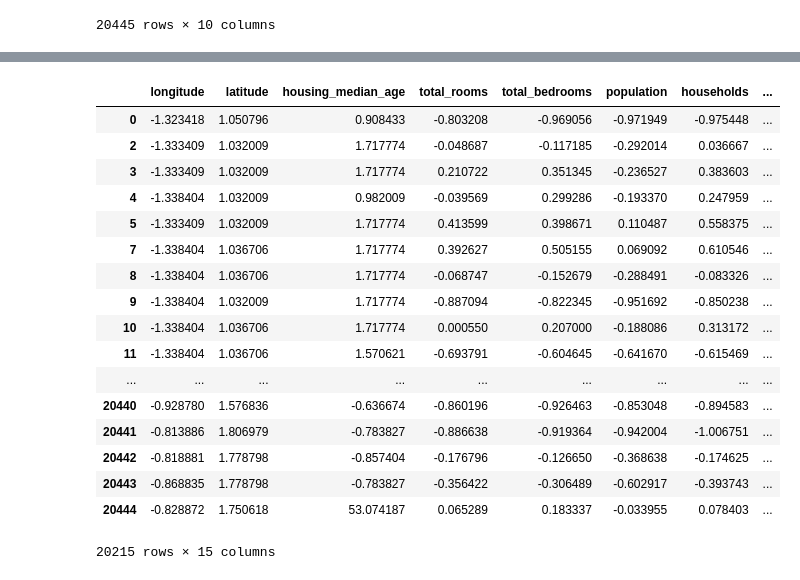
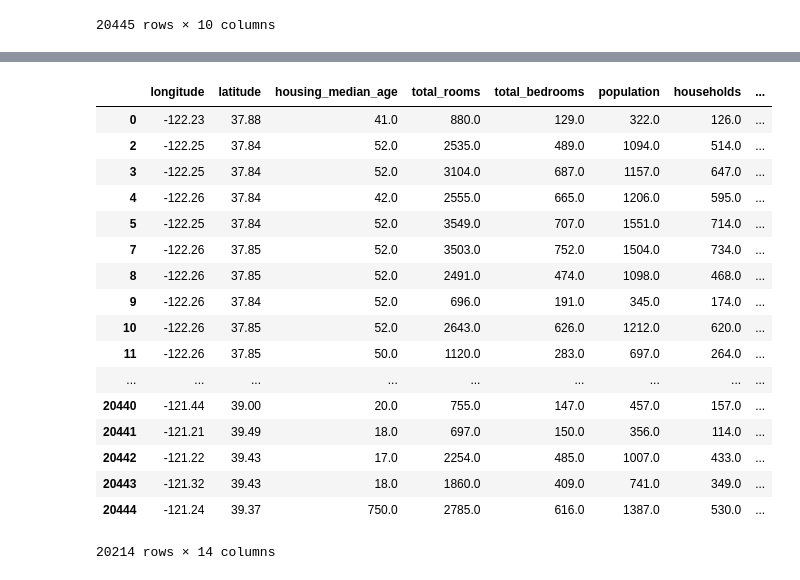
Before and after one commit to Levon27/Intelig-ncia-Artificial, a Jupyter notebook: ia_tiago_california.ipynb, the cells around one changed output, grey strips where cells are left out. Drawn from its saved outputs; the diff is of its cells as text; code cells hidden in the pictures.

```diff
--- a/ia_tiago_california.ipynb
+++ b/ia_tiago_california.ipynb
@@ -43,3 +45,11 @@ df
 | 20443 | -121.32 | 39.43 | 18.0 | 1860.0 | 409.0 | 741.0 | 349.0 | ... |
 | 20444 | -121.24 | 39.37 | 750 | 2785.0 | 616.0 | 1387.0 | 530.0 | ... |
 20445 rows × 10 columns
+# %%
+cols = df.columns
+
+df_sem_na = df.replace(r'^\s+$', np.NaN, regex=True) #substitui espaços em branco
+df_sem_na = df_sem_na.dropna(axis="rows") #limpa tuplas com NaN
+
+
+df_sem_na
@@ -46,40 +75,27 @@ df
 # %%
-cols = df.columns
-df.apply(pd.to_numeric,errors='coerce')
-df_sem_na = df_sem_na.replace(r'^\s+$', np.NaN, regex=True)
-df_sem_na = df.dropna(axis="rows")
-
 ocean_prox = df_sem_na['ocean_proximity']
 one_hot = pd.get_dummies(ocean_prox)
-df_sem_na = pd.concat([df_sem_na,one_hot],axis=1) #junta o df com o one-hotting
+df_one_hot = pd.concat([df_sem_na,one_hot],axis=1) #junta o df com o one-hotting
+df_one_hot = df_one_hot.drop('ocean_proximity',axis='columns')
+df_one_hot = df_one_hot.apply(pd.to_numeric,errors='coerce') #converte pra numerico
 
-df_sem_na = df_sem_na.drop('ocean_proximity',axis='columns')
-
-cols = df_sem_na.columns
-df_sem_na[cols] = df_sem_na[cols].apply(pd.to_numeric, errors='coerce') #converte p/ numerico
-df_sem_na = df_sem_na.dropna(axis="rows")  #LIMPA TUPLAS COM NaN
-
-df_norm = z_score(df_sem_na) #normzalização
-
-feat_sem_norm = df_sem_na.drop("median_house_value",1)
-
-df_norm
+df_one_hot
 # %% [output]
 |  | longitude | latitude | housing_median_age | total_rooms | total_bedrooms | population | households | ... |
-| 0 | -1.323418 | 1.050796 | 0.908433 | -0.803208 | -0.969056 | -0.971949 | -0.975448 | ... |
-| 2 | -1.333409 | 1.032009 | 1.717774 | -0.048687 | -0.117185 | -0.292014 | 0.036667 | ... |
-| 3 | -1.333409 | 1.032009 | 1.717774 | 0.210722 | 0.351345 | -0.236527 | 0.383603 | ... |
-| 4 | -1.338404 | 1.032009 | 0.982009 | -0.039569 | 0.299286 | -0.193370 | 0.247959 | ... |
-| 5 | -1.333409 | 1.032009 | 1.717774 | 0.413599 | 0.398671 | 0.110487 | 0.558375 | ... |
-| 7 | -1.338404 | 1.036706 | 1.717774 | 0.392627 | 0.505155 | 0.069092 | 0.610546 | ... |
-| 8 | -1.338404 | 1.036706 | 1.717774 | -0.068747 | -0.152679 | -0.288491 | -0.083326 | ... |
-| 9 | -1.338404 | 1.032009 | 1.717774 | -0.887094 | -0.822345 | -0.951692 | -0.850238 | ... |
-| 10 | -1.338404 | 1.036706 | 1.717774 | 0.000550 | 0.207000 | -0.188086 | 0.313172 | ... |
-| 11 | -1.338404 | 1.036706 | 1.570621 | -0.693791 | -0.604645 | -0.641670 | -0.615469 | ... |
+| 0 | -122.23 | 37.88 | 41.0 | 880.0 | 129.0 | 322.0 | 126.0 | ... |
+| 2 | -122.25 | 37.84 | 52.0 | 2535.0 | 489.0 | 1094.0 | 514.0 | ... |
+| 3 | -122.25 | 37.84 | 52.0 | 3104.0 | 687.0 | 1157.0 | 647.0 | ... |
+| 4 | -122.26 | 37.84 | 42.0 | 2555.0 | 665.0 | 1206.0 | 595.0 | ... |
+| 5 | -122.25 | 37.84 | 52.0 | 3549.0 | 707.0 | 1551.0 | 714.0 | ... |
+| 7 | -122.26 | 37.85 | 52.0 | 3503.0 | 752.0 | 1504.0 | 734.0 | ... |
+| 8 | -122.26 | 37.85 | 52.0 | 2491.0 | 474.0 | 1098.0 | 468.0 | ... |
+| 9 | -122.26 | 37.84 | 52.0 | 696.0 | 191.0 | 345.0 | 174.0 | ... |
+| 10 | -122.26 | 37.85 | 52.0 | 2643.0 | 626.0 | 1212.0 | 620.0 | ... |
+| 11 | -122.26 | 37.85 | 50.0 | 1120.0 | 283.0 | 697.0 | 264.0 | ... |
 | ... | ... | ... | ... | ... | ... | ... | ... | ... |
-| 20440 | -0.928780 | 1.576836 | -0.636674 | -0.860196 | -0.926463 | -0.853048 | -0.894583 | ... |
-| 20441 | -0.813886 | 1.806979 | -0.783827 | -0.886638 | -0.919364 | -0.942004 | -1.006751 | ... |
-| 20442 | -0.818881 | 1.778798 | -0.857404 | -0.176796 | -0.126650 | -0.368638 | -0.174625 | ... |
-| 20443 | -0.868835 | 1.778798 | -0.783827 | -0.356422 | -0.306489 | -0.602917 | -0.393743 | ... |
-| 20444 | -0.828872 | 1.750618 | 53.074187 | 0.065289 | 0.183337 | -0.033955 | 0.078403 | ... |
+| 20440 | -121.44 | 39.00 | 20.0 | 755.0 | 147.0 | 457.0 | 157.0 | ... |
+| 20441 | -121.21 | 39.49 | 18.0 | 697.0 | 150.0 | 356.0 | 114.0 | ... |
+| 20442 | -121.22 | 39.43 | 17.0 | 2254.0 | 485.0 | 1007.0 | 433.0 | ... |
+| 20443 | -121.32 | 39.43 | 18.0 | 1860.0 | 409.0 | 741.0 | 349.0 | ... |
+| 20444 | -121.24 | 39.37 | 750.0 | 2785.0 | 616.0 | 1387.0 | 530.0 | ... |
-20215 rows × 15 columns
+20214 rows × 14 columns
```
Also changed, not shown: parts of 11 cells of this notebook.
